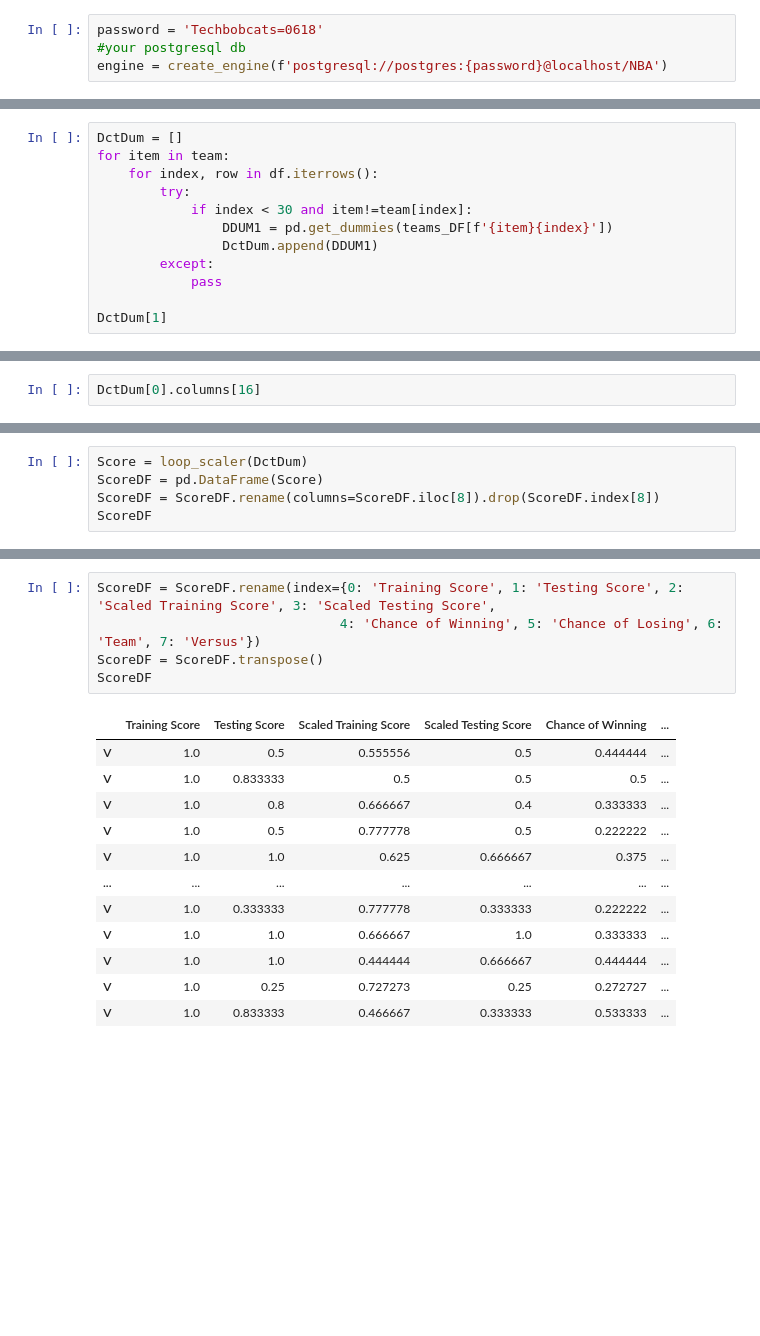
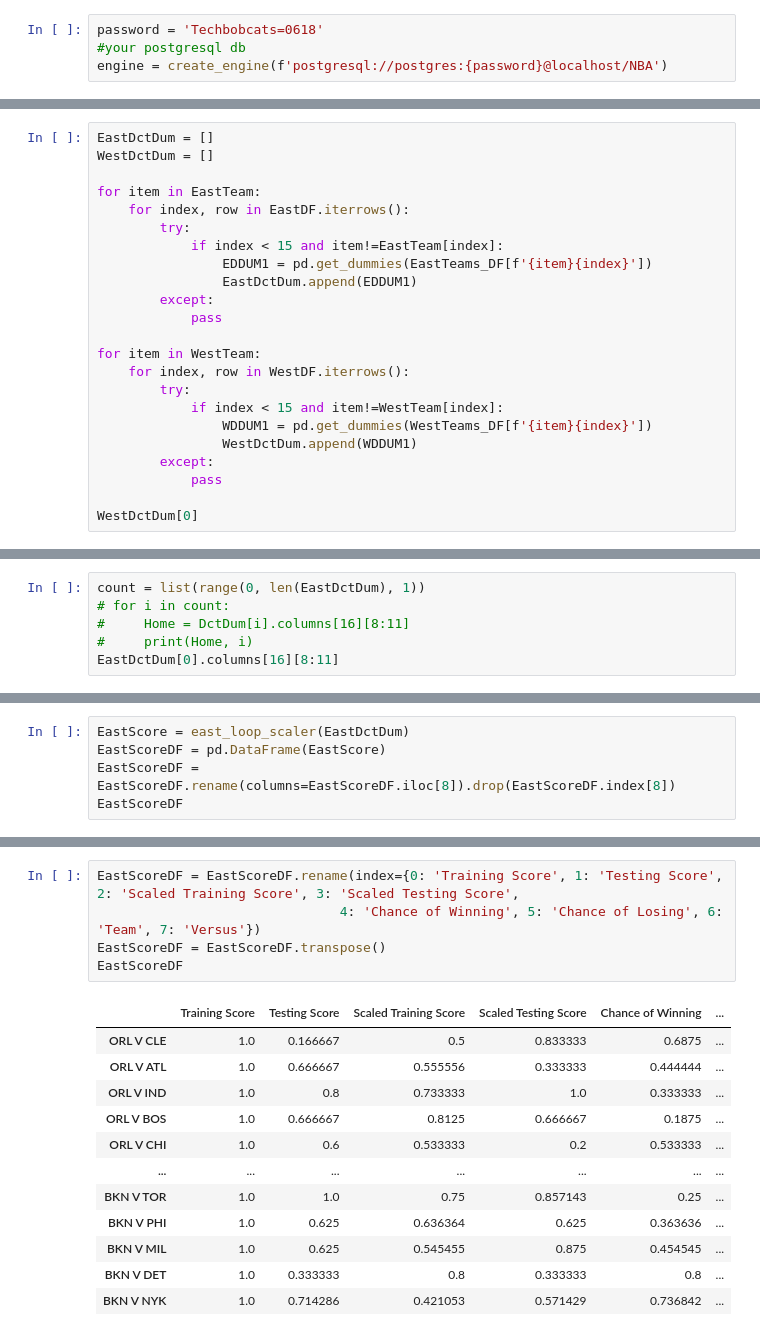
Before and after one commit to VedranaGATech/Project-4-Team-3---Machine-Learning-, a Jupyter notebook: Predictions-2.ipynb, the cells around one changed output, grey strips where cells are left out. Saved outputs shown, nothing was run; the diff lists cells and outputs as text; blank space fills up the shorter version.

```diff
--- a/Predictions-2.ipynb
+++ b/Predictions-2.ipynb
@@ -81,14 +58,25 @@ Index(['MATCHUP', 'WL', 'PTS', 'FGM', 'FGA', 'FG_PCT', 'FG3M', 'FG3A',
 # %%
-DctDum = []
-for item in team:
-    for index, row in df.iterrows():
+EastDctDum = []
+WestDctDum = []
+
+for item in EastTeam:
+    for index, row in EastDF.iterrows():
         try:
-            if index < 30 and item!=team[index]:
-                DDUM1 = pd.get_dummies(teams_DF[f'{item}{index}'])
-                DctDum.append(DDUM1)
+            if index < 15 and item!=EastTeam[index]:
+                EDDUM1 = pd.get_dummies(EastTeams_DF[f'{item}{index}'])
+                EastDctDum.append(EDDUM1)
         except:
             pass
 
-DctDum[1]
+for item in WestTeam:
+    for index, row in WestDF.iterrows():
+        try:
+            if index < 15 and item!=WestTeam[index]:
+                WDDUM1 = pd.get_dummies(WestTeams_DF[f'{item}{index}'])
+                WestDctDum.append(WDDUM1)
+        except:
+            pass
+
+WestDctDum[0]
 # %% [output]
 |  | PTS | FGM | FGA | FG_PCT | FG3M | FG3A | FG3_PCT | FTM | FTA | FT_PCT | OREB | ... |
@@ -111,3 +99,7 @@ DctDum[1]
 # %%
-DctDum[0].columns[16]
+count = list(range(0, len(EastDctDum), 1))
+# for i in count:
+#     Home = DctDum[i].columns[16][8:11]
+#     print(Home, i)
+EastDctDum[0].columns[16][8:11]
 # %% [output]
@@ -187,6 +235,6 @@ def loop_scaler(DctDum):
 # %%
-Score = loop_scaler(DctDum)
-ScoreDF = pd.DataFrame(Score)
-ScoreDF = ScoreDF.rename(columns=ScoreDF.iloc[8]).drop(ScoreDF.index[8])
-ScoreDF
+EastScore = east_loop_scaler(EastDctDum)
+EastScoreDF = pd.DataFrame(EastScore)
+EastScoreDF = EastScoreDF.rename(columns=EastScoreDF.iloc[8]).drop(EastScoreDF.index[8])
+EastScoreDF
 # %% [output]
@@ -203,18 +267,18 @@ ScoreDF
 # %%
-ScoreDF = ScoreDF.rename(index={0: 'Training Score', 1: 'Testing Score', 2: 'Scaled Training Score', 3: 'Scaled Testing Score',
+EastScoreDF = EastScoreDF.rename(index={0: 'Training Score', 1: 'Testing Score', 2: 'Scaled Training Score', 3: 'Scaled Testing Score',
                                4: 'Chance of Winning', 5: 'Chance of Losing', 6: 'Team', 7: 'Versus'})
-ScoreDF = ScoreDF.transpose()
-ScoreDF
+EastScoreDF = EastScoreDF.transpose()
+EastScoreDF
 # %% [output]
 |  | Training Score | Testing Score | Scaled Training Score | Scaled Testing Score | Chance of Winning | ... |
-| V | 1.0 | 0.5 | 0.555556 | 0.5 | 0.444444 | ... |
-| V | 1.0 | 0.833333 | 0.5 | 0.5 | 0.5 | ... |
-| V | 1.0 | 0.8 | 0.666667 | 0.4 | 0.333333 | ... |
-| V | 1.0 | 0.5 | 0.777778 | 0.5 | 0.222222 | ... |
-| V | 1.0 | 1.0 | 0.625 | 0.666667 | 0.375 | ... |
+| ORL V CLE | 1.0 | 0.166667 | 0.5 | 0.833333 | 0.6875 | ... |
+| ORL V ATL | 1.0 | 0.666667 | 0.555556 | 0.333333 | 0.444444 | ... |
+| ORL V IND | 1.0 | 0.8 | 0.733333 | 1.0 | 0.333333 | ... |
+| ORL V BOS | 1.0 | 0.666667 | 0.8125 | 0.666667 | 0.1875 | ... |
+| ORL V CHI | 1.0 | 0.6 | 0.533333 | 0.2 | 0.533333 | ... |
 | ... | ... | ... | ... | ... | ... | ... |
-| V | 1.0 | 0.333333 | 0.777778 | 0.333333 | 0.222222 | ... |
-| V | 1.0 | 1.0 | 0.666667 | 1.0 | 0.333333 | ... |
-| V | 1.0 | 1.0 | 0.444444 | 0.666667 | 0.444444 | ... |
-| V | 1.0 | 0.25 | 0.727273 | 0.25 | 0.272727 | ... |
-| V | 1.0 | 0.833333 | 0.466667 | 0.333333 | 0.533333 | ... |
+| BKN V TOR | 1.0 | 1.0 | 0.75 | 0.857143 | 0.25 | ... |
+| BKN V PHI | 1.0 | 0.625 | 0.636364 | 0.625 | 0.363636 | ... |
+| BKN V MIL | 1.0 | 0.625 | 0.545455 | 0.875 | 0.454545 | ... |
+| BKN V DET | 1.0 | 0.333333 | 0.8 | 0.333333 | 0.8 | ... |
+| BKN V NYK | 1.0 | 0.714286 | 0.421053 | 0.571429 | 0.736842 | ... |
```
Also changed, not shown: parts of 12 cells of this notebook, 3 other files.
